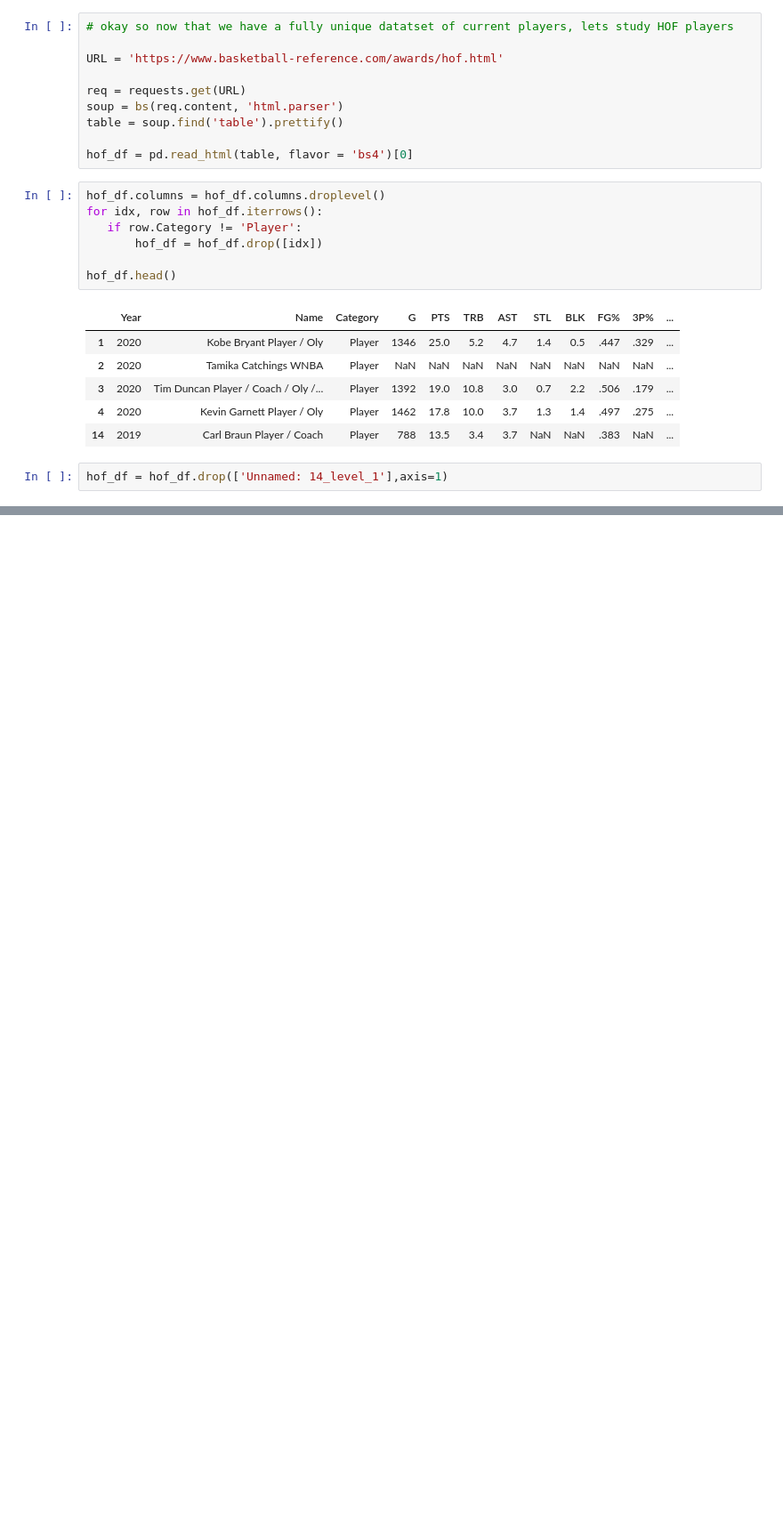
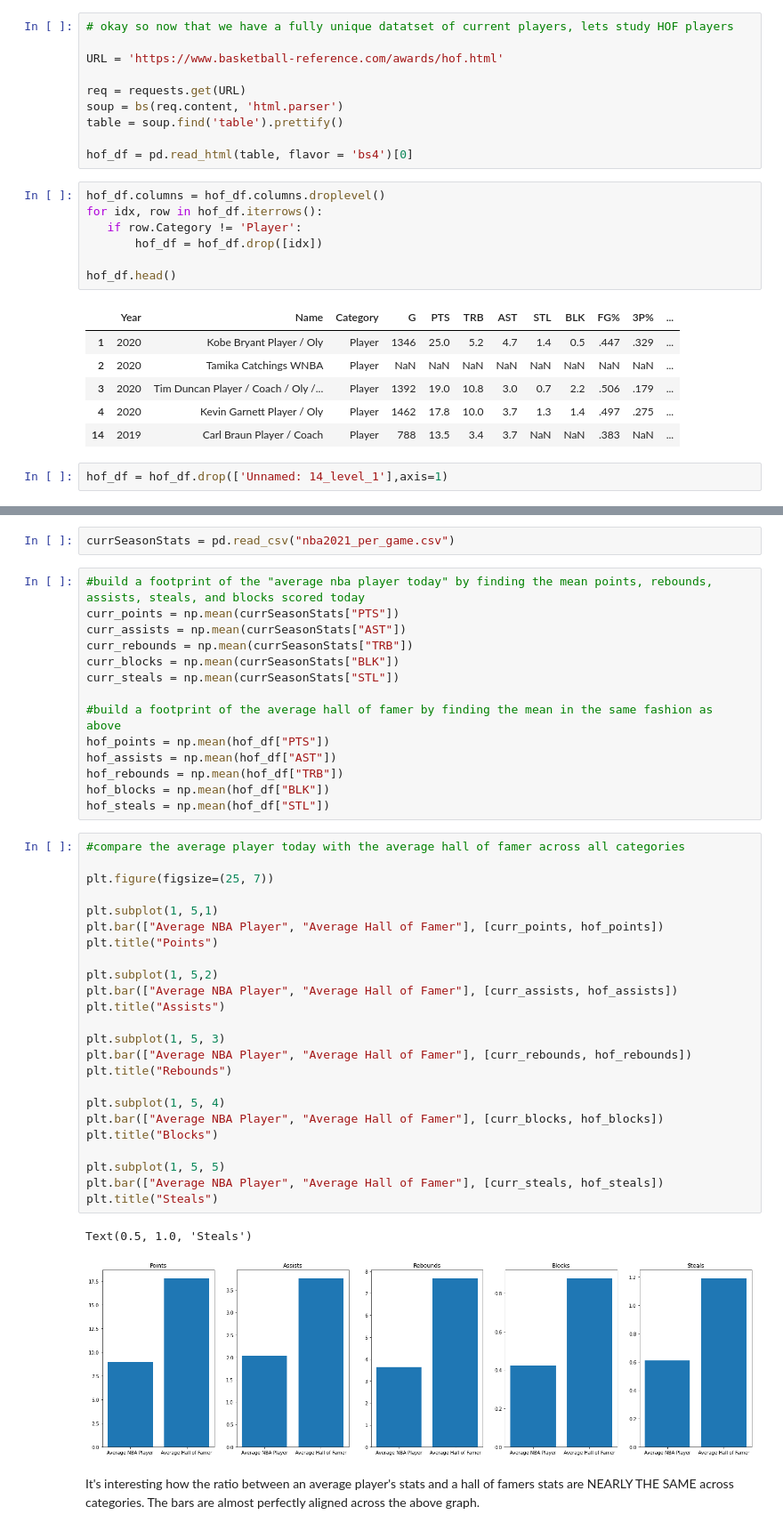
Before and after one commit to surmud/NBA-Hall-of-fame-predictor, a Jupyter notebook: hof.ipynb, the cells around one changed output, grey strips where cells are left out. Shown at 89% size. Drawn from its saved outputs; the diff is of its cells as text; blank space fills up the shorter version.

```diff
--- a/hof.ipynb
+++ b/hof.ipynb
@@ -126,0 +149,45 @@ hof_df
+# %%
+currSeasonStats = pd.read_csv("nba2021_per_game.csv")
+# %%
+#build a footprint of the "average nba player today" by finding the mean points, rebounds, assists, steals, and blocks scored today
+curr_points = np.mean(currSeasonStats["PTS"])
+curr_assists = np.mean(currSeasonStats["AST"])
+curr_rebounds = np.mean(currSeasonStats["TRB"])
+curr_blocks = np.mean(currSeasonStats["BLK"])
+curr_steals = np.mean(currSeasonStats["STL"])
+
+#build a footprint of the average hall of famer by finding the mean in the same fashion as above
+hof_points = np.mean(hof_df["PTS"])
+hof_assists = np.mean(hof_df["AST"])
+hof_rebounds = np.mean(hof_df["TRB"])
+hof_blocks = np.mean(hof_df["BLK"])
+hof_steals = np.mean(hof_df["STL"])
+# %%
+#compare the average player today with the average hall of famer across all categories
+
+plt.figure(figsize=(25, 7))
+
+plt.subplot(1, 5,1)
+plt.bar(["Average NBA Player", "Average Hall of Famer"], [curr_points, hof_points])
+plt.title("Points")
+
+plt.subplot(1, 5,2)
+plt.bar(["Average NBA Player", "Average Hall of Famer"], [curr_assists, hof_assists])
+plt.title("Assists")
+
+plt.subplot(1, 5, 3)
+plt.bar(["Average NBA Player", "Average Hall of Famer"], [curr_rebounds, hof_rebounds])
+plt.title("Rebounds")
+
+plt.subplot(1, 5, 4)
+plt.bar(["Average NBA Player", "Average Hall of Famer"], [curr_blocks, hof_blocks])
+plt.title("Blocks")
+
+plt.subplot(1, 5, 5)
+plt.bar(["Average NBA Player", "Average Hall of Famer"], [curr_steals, hof_steals])
+plt.title("Steals")
+# %% [output]
+Text(0.5, 1.0, 'Steals')
+[figure, added]
+# %% [markdown]
+It's interesting how the ratio between an average player's stats and a hall of famers stats are NEARLY THE SAME across categories. The bars are almost perfectly aligned across the above graph.
```
Also changed, not shown: parts of 5 cells of this notebook, 1 other file.
